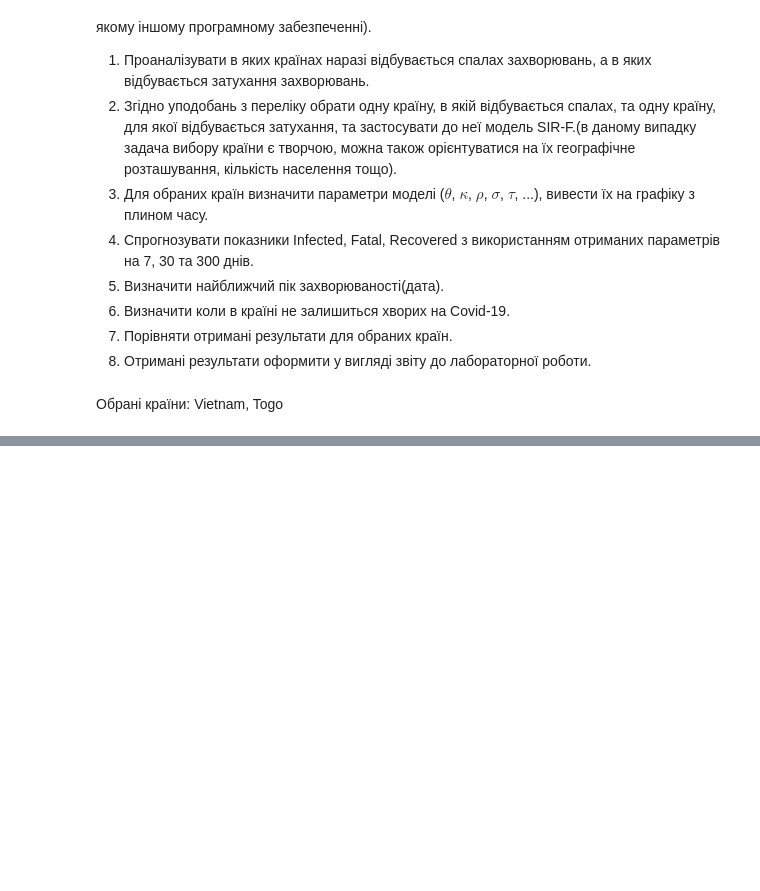
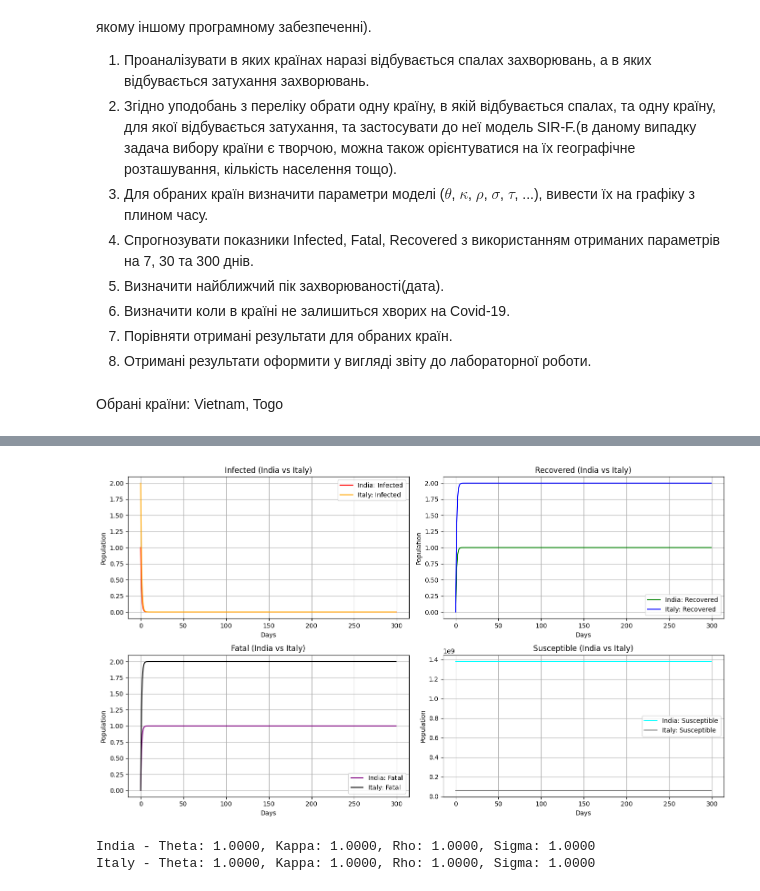
Before and after one commit to BerVol57/MMMO, a Jupyter notebook: Lab4/lab4.ipynb, the cells around one changed output, grey strips where cells are left out. Cells and saved outputs as stored; diff of their text form; code cells hidden in the pictures; blank space fills up the shorter version.

```diff
--- a/Lab4/lab4.ipynb
+++ b/Lab4/lab4.ipynb
@@ -51 +95,21 @@ data
+# %%
+# Define SIR-F model equations
+def sirf_model(y, t, theta, kappa, rho, sigma):
+    S, I, R, F = y
+    N = S + I + R + F
+    dS_dt = -theta * kappa * S * I / N
+    dI_dt = theta * kappa * S * I / N - rho * I - sigma * I
+    dR_dt = rho * I
+    dF_dt = sigma * I
+    return [dS_dt, dI_dt, dR_dt, dF_dt]
+# %%
+# Fit data to SIR-F model
+def fit_sirf_model(data, initial_conditions, t):
+    def model(params):
+        theta, kappa, rho, sigma = params
+        solution = odeint(sirf_model, initial_conditions, t, args=(theta, kappa, rho, sigma))
+        return solution[:, 1]  # Return only Infected data
+    I_actual = data["total_cases"].values
+    params_opt, _ = curve_fit(lambda t, theta, kappa, rho, sigma: model([theta, kappa, rho, sigma]), t, I_actual)
+    return params_opt
 # %%
@@ -181,0 +144,53 @@ Italy - Beta: 1.0000, Gamma: 1.0000, Sigma: 1.0000
+# %%
+# Plot comparisons of parameters
+plt.figure(figsize=(14, 8))
+
+# Infected comparison
+plt.subplot(2, 2, 1)
+plt.plot(t_future, sirf_india_future[:, 1], label="India: Infected", color="red")
+plt.plot(t_future, sirf_italy_future[:, 1], label="Italy: Infected", color="orange")
+plt.title("Infected (India vs Italy)")
+plt.xlabel("Days")
+plt.ylabel("Population")
+plt.legend()
+plt.grid()
+
+# Recovered comparison
+plt.subplot(2, 2, 2)
+plt.plot(t_future, sirf_india_future[:, 2], label="India: Recovered", color="green")
+plt.plot(t_future, sirf_italy_future[:, 2], label="Italy: Recovered", color="blue")
+plt.title("Recovered (India vs Italy)")
+plt.xlabel("Days")
+plt.ylabel("Population")
+plt.legend()
+plt.grid()
+
+# Fatal comparison
+plt.subplot(2, 2, 3)
+plt.plot(t_future, sirf_india_future[:, 3], label="India: Fatal", color="purple")
+plt.plot(t_future, sirf_italy_future[:, 3], label="Italy: Fatal", color="black")
+plt.title("Fatal (India vs Italy)")
+plt.xlabel("Days")
+plt.ylabel("Population")
+plt.legend()
+plt.grid()
+
+# Susceptible comparison
+plt.subplot(2, 2, 4)
+plt.plot(t_future, sirf_india_future[:, 0], label="India: Susceptible", color="cyan")
+plt.plot(t_future, sirf_italy_future[:, 0], label="Italy: Susceptible", color="gray")
+plt.title("Susceptible (India vs Italy)")
+plt.xlabel("Days")
+plt.ylabel("Population")
+plt.legend()
+plt.grid()
+
+plt.tight_layout()
+plt.show()
+
+print(f"India - Theta: {params_india[0]:.4f}, Kappa: {params_india[1]:.4f}, Rho: {params_india[2]:.4f}, Sigma: {params_india[3]:.4f}")
+print(f"Italy - Theta: {params_italy[0]:.4f}, Kappa: {params_italy[1]:.4f}, Rho: {params_italy[2]:.4f}, Sigma: {params_italy[3]:.4f}")
+# %% [output]
+[figure, added]
+India - Theta: 1.0000, Kappa: 1.0000, Rho: 1.0000, Sigma: 1.0000
+Italy - Theta: 1.0000, Kappa: 1.0000, Rho: 1.0000, Sigma: 1.0000
```
Also changed, not shown: parts of 5 cells of this notebook.
